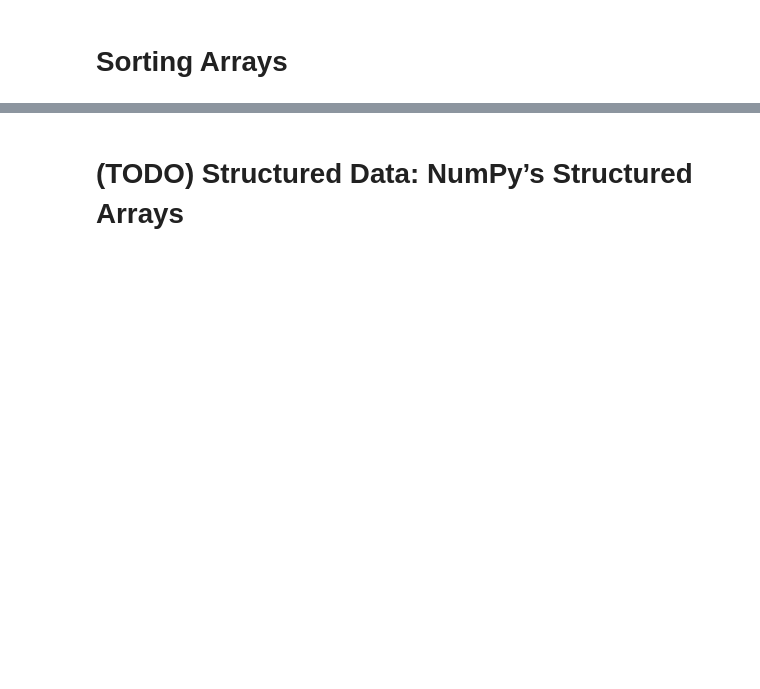
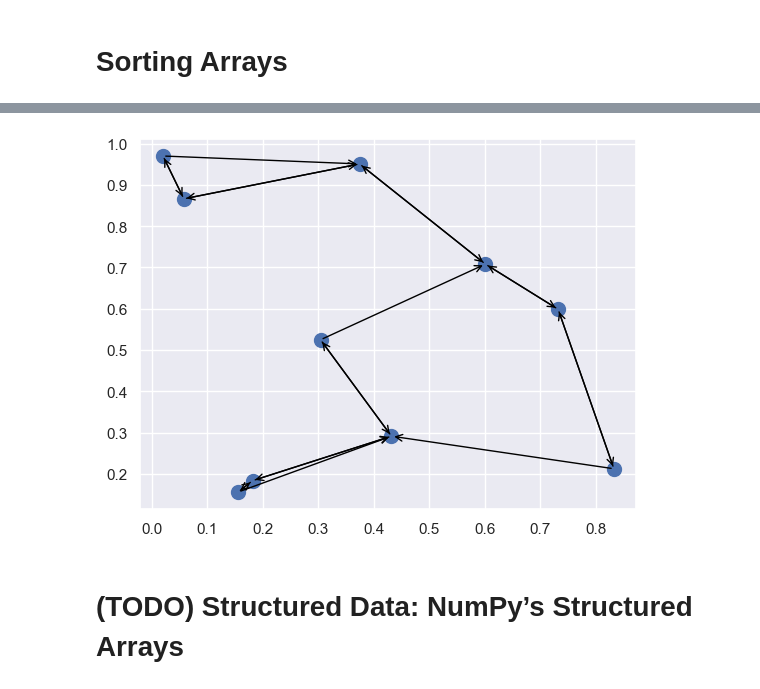
Before and after one commit to ndharmateja/python-data-science-handbook, a Jupyter notebook: 2-numpy.ipynb, the cells around one changed output, grey strips where cells are left out. Saved outputs shown, nothing was run; the diff lists cells and outputs as text; code cells hidden in the pictures; blank space fills up the shorter version.

```diff
--- a/2-numpy.ipynb
+++ b/2-numpy.ipynb
@@ -1456,0 +1498,5 @@ Number of days in summer where rain didn't occur: 75
+# %%
+# argsort returns the indices of the sorted elements
+x = np.array([2, 1, 4, 3, 5])
+i = np.argsort(x)
+i
@@ -1456,0 +1736,6 @@ Number of days in summer where rain didn't occur: 75
+# %%
+print("Squared distances:")
+print(sq_distances)
+
+nearest_partition = np.argpartition(sq_distances, K, axis=1)[:, :K+1]
+print(nearest_partition)
@@ -1457,2 +1760,16 @@ Number of days in summer where rain didn't occur: 75
+# %%
+# Plot the points and draw lines to its two nearest neighbours
+plt.scatter(X[:, 0], X[:, 1], s=100)
+
+for i in range(N):
+    # get nearest K+1 points (because that includes itself, we need K+1 points)
+    nearest_points = nearest_partition[i]
+    for j in nearest_points:
+        # draw an arrow from X[i] to X[j]
+        if i != j:
+            plt.annotate("", xy=X[j], xytext=X[i],
+                 arrowprops=dict(arrowstyle="->", color='black'))
+# %% [output]
+[figure, added]
 # %% [markdown]
 # (TODO) Structured Data: NumPy’s Structured Arrays
```
Also changed, not shown: parts of 23 cells of this notebook.
